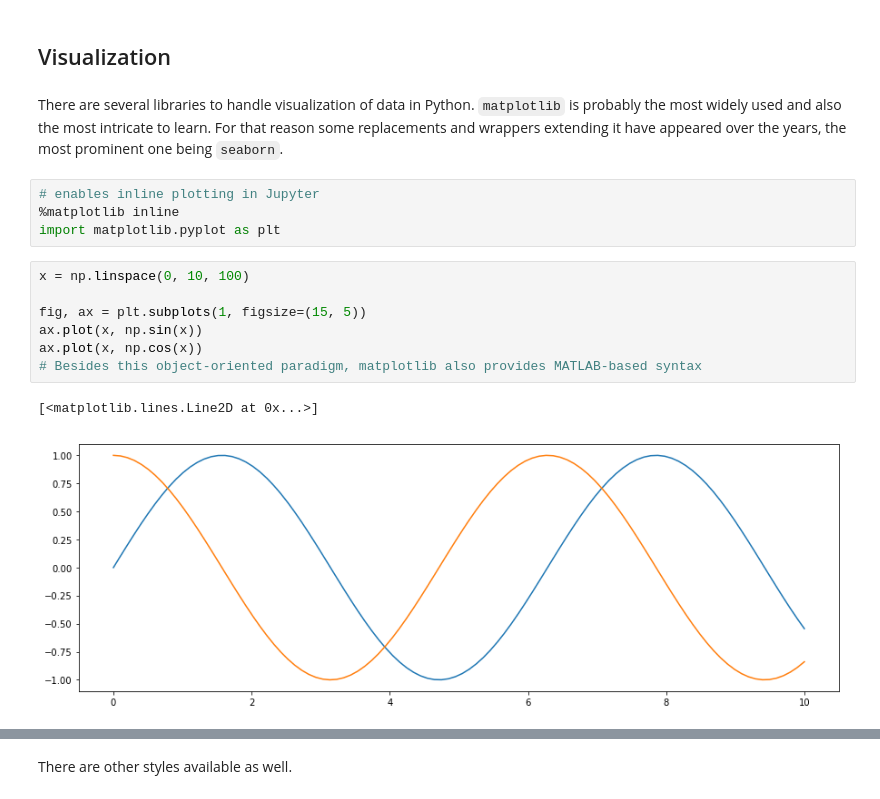
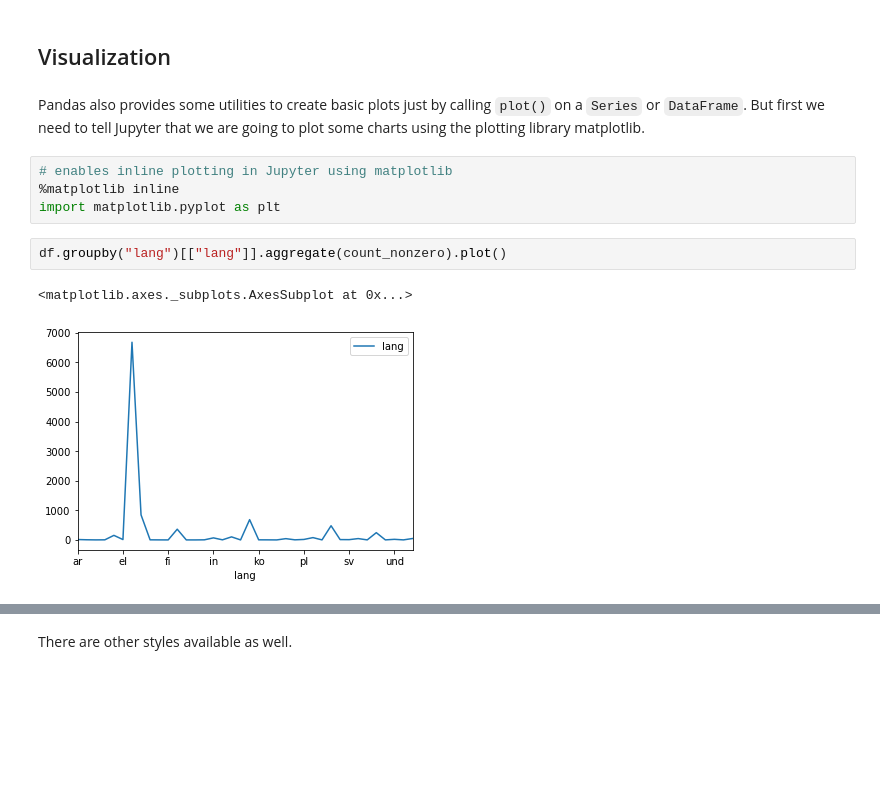
Before and after one commit to sul-cidr/python_workshops, a Jupyter notebook: data_manipulation_filled.ipynb, the cells around one changed output, grey strips where cells are left out. Drawn from its saved outputs; the diff is of its cells as text; blank space fills up the shorter version.

```diff
--- a/data_manipulation_filled.ipynb
+++ b/data_manipulation_filled.ipynb
@@ -737,19 +698,14 @@ count_by(en_retweets, "text", count=1)
 | RT @AnnaKendrick47: We should be ... | 246 |
 # %% [markdown]
 ## Visualization
-# %% [markdown]
-There are several libraries to handle visualization of data in Python. `matplotlib` is probably the most widely used and also the most intricate to learn. For that reason some replacements and wrappers extending it have appeared over the years, the most prominent one being `seaborn`.
+# %% [markdown]
+Pandas also provides some utilities to create basic plots just by calling `plot()` on a `Series` or `DataFrame`. But first we need to tell Jupyter that we are going to plot some charts using the plotting library matplotlib.
 # %%
-# enables inline plotting in Jupyter
+# enables inline plotting in Jupyter using matplotlib
 %matplotlib inline
 import matplotlib.pyplot as plt
-# %%
-x = np.linspace(0, 10, 100)
-
-fig, ax = plt.subplots(1, figsize=(15, 5))
-ax.plot(x, np.sin(x))
-ax.plot(x, np.cos(x))
-# Besides this object-oriented paradigm, matplotlib also provides MATLAB-based syntax
-# %% [output]
-[<matplotlib.lines.Line2D at 0x...>]
-[figure, removed]
+# %%
+df.groupby("lang")[["lang"]].aggregate(count_nonzero).plot()
+# %% [output]
+<matplotlib.axes._subplots.AxesSubplot at 0x...>
+[figure, added]
```
Also changed, not shown: parts of 159 cells of this notebook, 1 other file.
